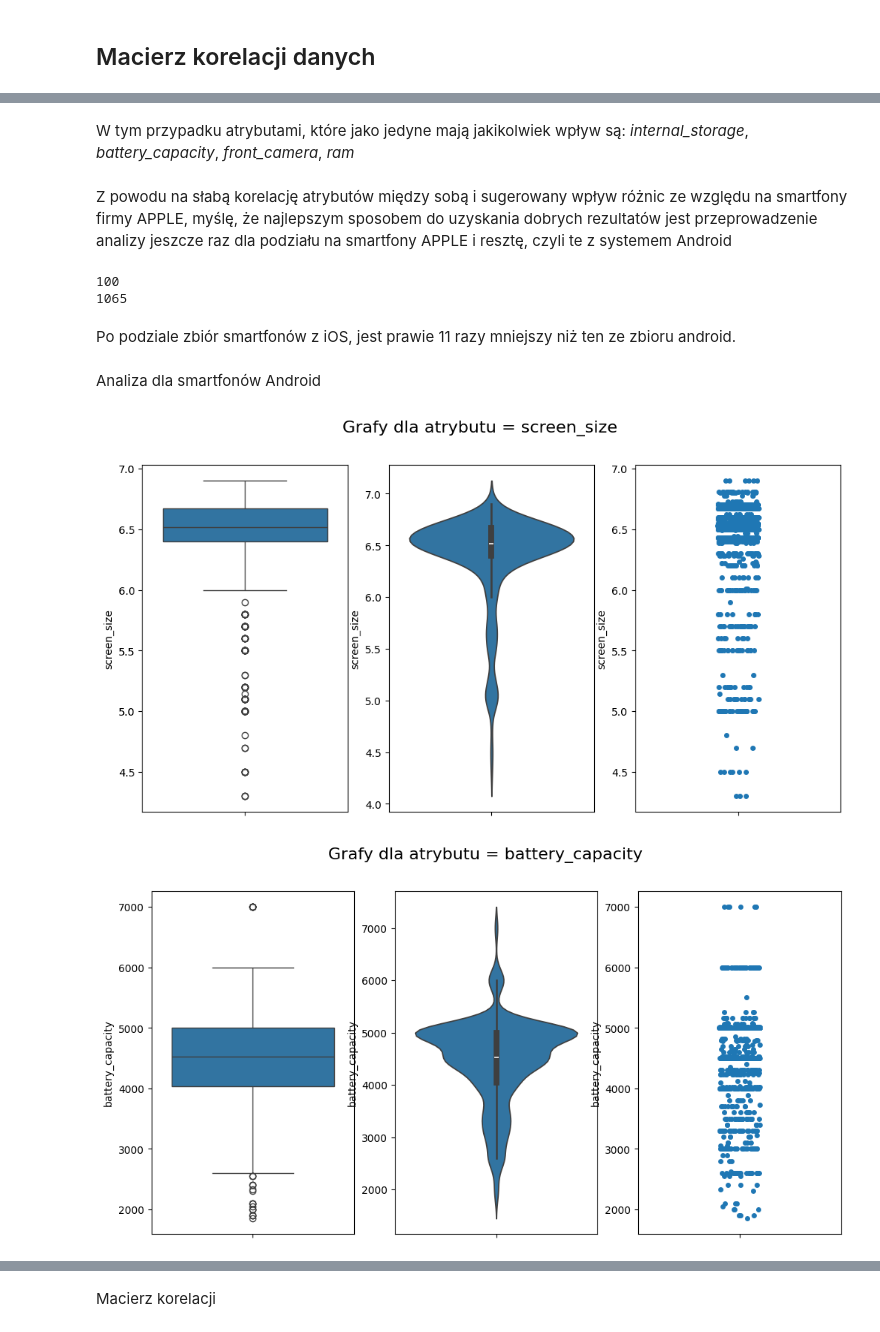
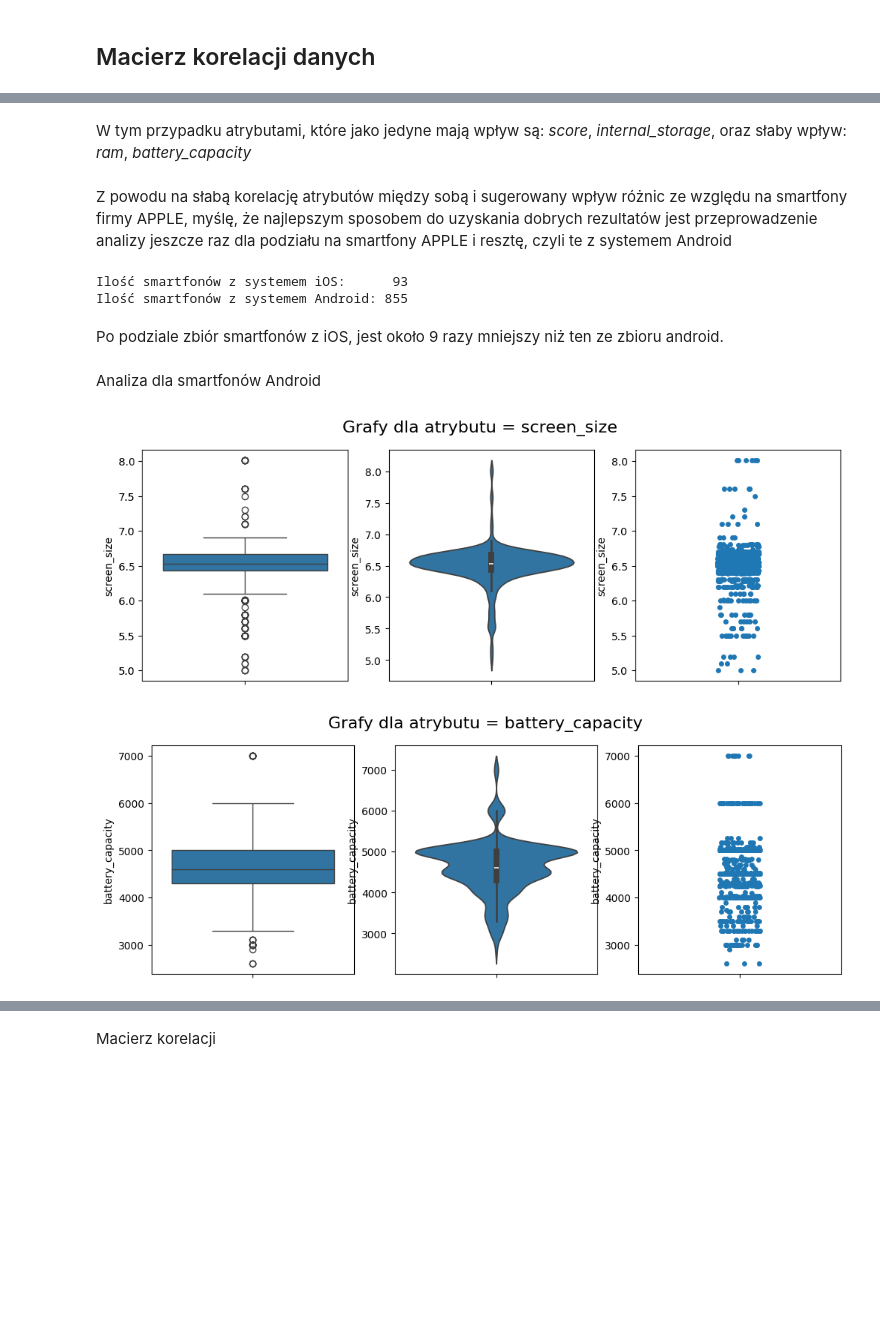
Before and after one commit to Winter-end/Smartphone-pricing, a Jupyter notebook: exploratory-analysis/Analysis.ipynb, the cells around one changed output, grey strips where cells are left out. Saved outputs shown, nothing was run; the diff lists cells and outputs as text; code cells hidden in the pictures; blank space fills up the shorter version.

```diff
--- a/exploratory-analysis/Analysis.ipynb
+++ b/exploratory-analysis/Analysis.ipynb
@@ -285,24 +364,0 @@ Dla atrybutu 'screen size' będą to telefony o rozmiarze < 7 cali. Pozostałe m
-# %%
-df = df[(df['screen_size'] < 7) & (df['screen_size'] > 4)]
-df = df[df['ram'] < 100]
-# df = df[df['internal_storage'] < 600]
-# %%
-for attr in ['screen_size', 'battery_capacity', 'ram', 'internal_storage']:
-    dane = df[attr]
-
-    plt.figure(figsize=(12, 6))
-    plt.suptitle(f'Grafy dla atrybutu = {attr}', fontsize=16)
-
-    plt.subplot(1, 3, 1)
-    plt.xticks(rotation=45, ha='right')
-    sns.boxplot(data=dane)
-
-    plt.subplot(1, 3, 2)
-    plt.xticks(rotation=45, ha='right')
-    sns.violinplot(data=dane)
-
-    plt.subplot(1, 3, 3)
-    plt.xticks(rotation=45, ha='right')
-    sns.stripplot(data=dane)
-
-    plt.show()
@@ -332,40 +418,47 @@ Największy wpływ na cenę ma pojemność pamięci wewnętrznej, choć nie jest
 # %% [markdown]
-W tym przypadku atrybutami, które jako jedyne mają jakikolwiek wpływ są: *internal_storage*, *battery_capacity*, *front_camera*, *ram*
+W tym przypadku atrybutami, które jako jedyne mają wpływ są: *score*, *internal_storage*, oraz słaby wpływ: *ram*, *battery_capacity*
 # %% [markdown]
 Z powodu na słabą korelację atrybutów między sobą i sugerowany wpływ różnic ze względu na smartfony firmy APPLE, myślę, że najlepszym sposobem do uzyskania dobrych rezultatów jest przeprowadzenie analizy jeszcze raz dla podziału na smartfony APPLE i resztę, czyli te z systemem Android
 # %%
 df_apple = df[df['brand_name'] == 'APPLE']
-print(len(df_apple))
+print('Ilość smartfonów z systemem iOS:     ', len(df_apple))
+# zresetowanie indeksów
+df_apple = df_apple.reset_index()
+df_apple = df_apple.drop(columns = ['index'])
+
 
 df_android = df[df['brand_name'] != 'APPLE']
-print(len(df_android))
+print('Ilość smartfonów z systemem Android:', len(df_android))
+# zresetowanie indeksów
+df_android = df_android.reset_index()
+df_android = df_android.drop(columns = ['index'])
 # %% [output]
-100
-1065
+Ilość smartfonów z systemem iOS:      93
+Ilość smartfonów z systemem Android: 855
 # %% [markdown]
-Po podziale zbiór smartfonów z iOS, jest prawie 11 razy mniejszy niż ten ze zbioru android.
+Po podziale zbiór smartfonów z iOS, jest około 9 razy mniejszy niż ten ze zbioru android.
 # %% [markdown]
 Analiza dla smartfonów Android
 # %%
-for attr in ['screen_size', 'battery_capacity', 'ram', 'internal_storage', 'price', 'front_camera', 'main_camera', 'sum_MP', 'num_cameras']:
+for attr in ['screen_size', 'battery_capacity', 'ram', 'internal_storage', 'price', 'front_camera', 'main_camera', 'sum_MP', 'num_cameras', 'score']:
     dane = df_android[attr]
 
-    plt.figure(figsize=(12, 6))
+    plt.figure(figsize=(12, 4))
     plt.suptitle(f'Grafy dla atrybutu = {attr}', fontsize=16)
 
     plt.subplot(1, 3, 1)
-    plt.xticks(rotation=45, ha='right')
+    plt.xticks(ha='right')
     sns.boxplot(data=dane)
 
     plt.subplot(1, 3, 2)
-    plt.xticks(rotation=45, ha='right')
+    plt.xticks(ha='right')
     sns.violinplot(data=dane)
 
     plt.subplot(1, 3, 3)
-    plt.xticks(rotation=45, ha='right')
+    plt.xticks(ha='right')
     sns.stripplot(data=dane)
 
     plt.show()
 # %% [output]
-[figure, old version]
+[figure, new version]
-[figure, old version]
+[figure, new version]
```
Also changed, not shown: parts of 114 cells of this notebook.
